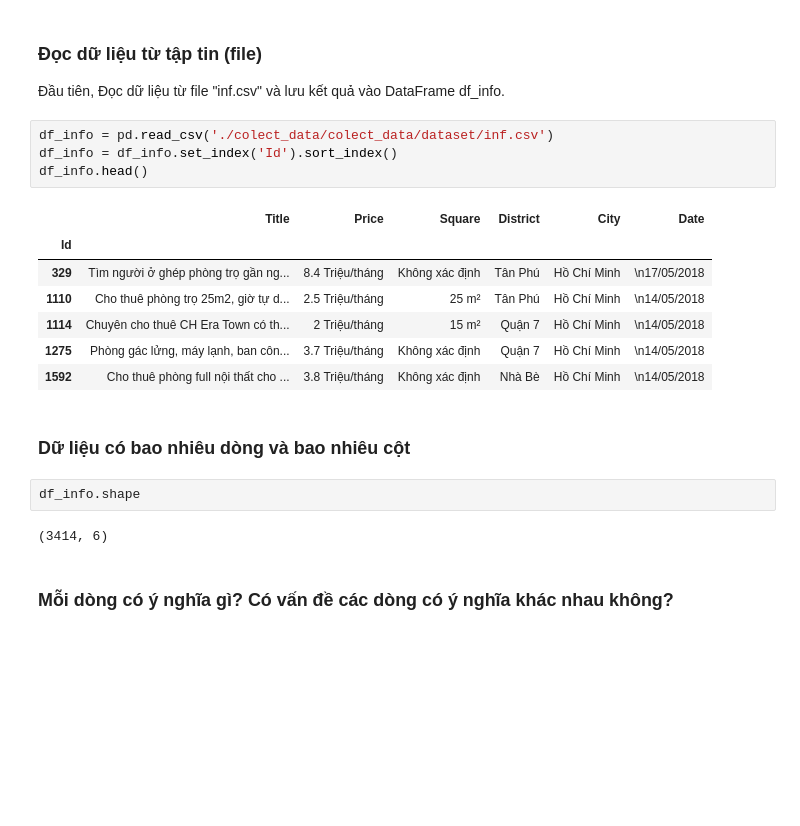
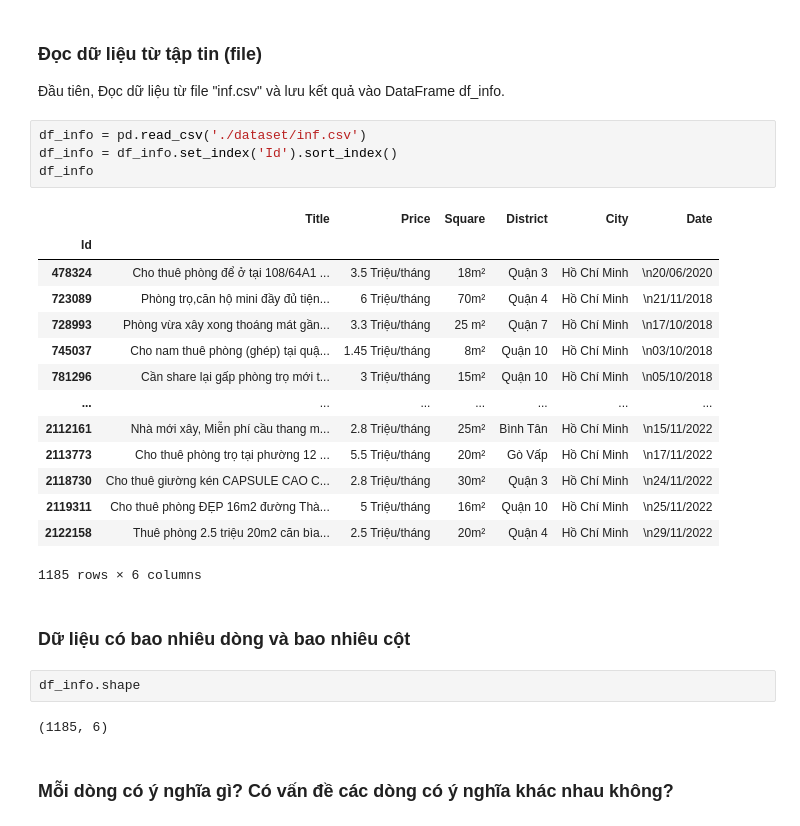
Before and after one commit to flyboy13/NM-KHDL, a Jupyter notebook: project_code/preprocessing.ipynb, the cells around one changed output. Drawn from its saved outputs; the diff is of its cells as text; blank space fills up the shorter version.

```diff
--- a/project_code/preprocessing.ipynb
+++ b/project_code/preprocessing.ipynb
@@ -50,23 +51,30 @@ See the documentation of the 'REQUEST_FINGERPRINTER_IMPLEMENTATION' setting for
 
 Đầu tiên, Đọc dữ liệu từ file "inf.csv" và lưu kết quả vào DataFrame df_info.
 # %%
-df_info = pd.read_csv('./colect_data/colect_data/dataset/inf.csv')
+df_info = pd.read_csv('./dataset/inf.csv')
 df_info = df_info.set_index('Id').sort_index()
-df_info.head()
+df_info
 # %% [output]
 |  | Title | Price | Square | District | City | Date |
 | Id |  |  |  |  |  |  |
-| 329 | Tìm người ở ghép phòng trọ gần ng... | 8.4 Triệu/tháng | Không xác định | Tân Phú | Hồ Chí Minh | \n17/05/2018 |
-| 1110 | Cho thuê phòng trọ 25m2, giờ tự d... | 2.5 Triệu/tháng | 25 m² | Tân Phú | Hồ Chí Minh | \n14/05/2018 |
-| 1114 | Chuyên cho thuê CH Era Town có th... | 2 Triệu/tháng | 15 m² | Quận 7 | Hồ Chí Minh | \n14/05/2018 |
-| 1275 | Phòng gác lửng, máy lạnh, ban côn... | 3.7 Triệu/tháng | Không xác định | Quận 7 | Hồ Chí Minh | \n14/05/2018 |
-| 1592 | Cho thuê phòng full nội thất cho ... | 3.8 Triệu/tháng | Không xác định | Nhà Bè | Hồ Chí Minh | \n14/05/2018 |
+| 478324 | Cho thuê phòng để ở tại 108/64A1 ... | 3.5 Triệu/tháng | 18m² | Quận 3 | Hồ Chí Minh | \n20/06/2020 |
+| 723089 | Phòng trọ,căn hộ mini đầy đủ tiện... | 6 Triệu/tháng | 70m² | Quận 4 | Hồ Chí Minh | \n21/11/2018 |
+| 728993 | Phòng vừa xây xong thoáng mát gần... | 3.3 Triệu/tháng | 25 m² | Quận 7 | Hồ Chí Minh | \n17/10/2018 |
+| 745037 | Cho nam thuê phòng (ghép) tại quậ... | 1.45 Triệu/tháng | 8m² | Quận 10 | Hồ Chí Minh | \n03/10/2018 |
+| 781296 | Cần share lại gấp phòng trọ mới t... | 3 Triệu/tháng | 15m² | Quận 10 | Hồ Chí Minh | \n05/10/2018 |
+| ... | ... | ... | ... | ... | ... | ... |
+| 2112161 | Nhà mới xây, Miễn phí cầu thang m... | 2.8 Triệu/tháng | 25m² | Bình Tân | Hồ Chí Minh | \n15/11/2022 |
+| 2113773 | Cho thuê phòng trọ tại phường 12 ... | 5.5 Triệu/tháng | 20m² | Gò Vấp | Hồ Chí Minh | \n17/11/2022 |
+| 2118730 | Cho thuê giường kén CAPSULE CAO C... | 2.8 Triệu/tháng | 30m² | Quận 3 | Hồ Chí Minh | \n24/11/2022 |
+| 2119311 | Cho thuê phòng ĐẸP 16m2 đường Thà... | 5 Triệu/tháng | 16m² | Quận 10 | Hồ Chí Minh | \n25/11/2022 |
+| 2122158 | Thuê phòng 2.5 triệu 20m2 căn bìa... | 2.5 Triệu/tháng | 20m² | Quận 4 | Hồ Chí Minh | \n29/11/2022 |
+1185 rows × 6 columns
 # %% [markdown]
 ### Dữ liệu có bao nhiêu dòng và bao nhiêu cột
 # %%
 df_info.shape
 # %% [output]
-(3414, 6)
+(1185, 6)
 # %% [markdown]
 ### Mỗi dòng có ý nghĩa gì? Có vấn đề các dòng có ý nghĩa khác nhau không?
 # %% [markdown]
```
Also changed, not shown: parts of 10 cells of this notebook, 5 other files.
